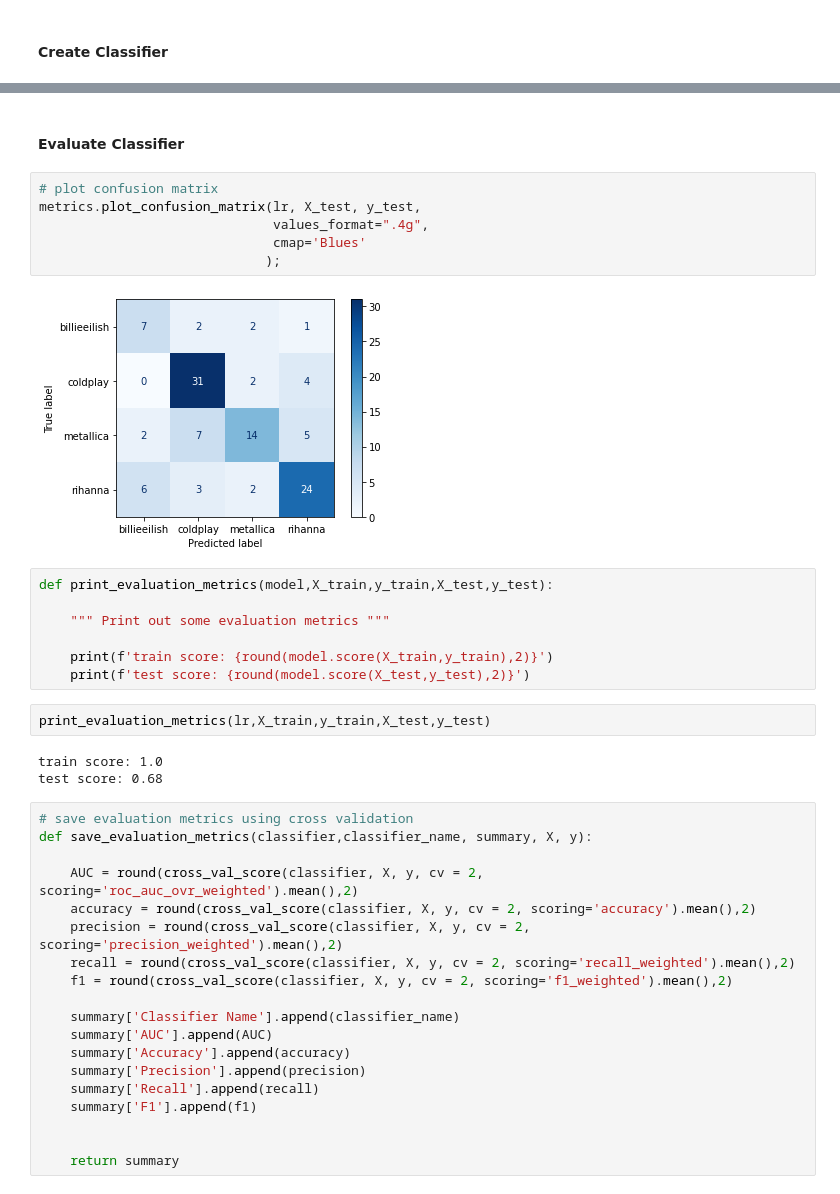
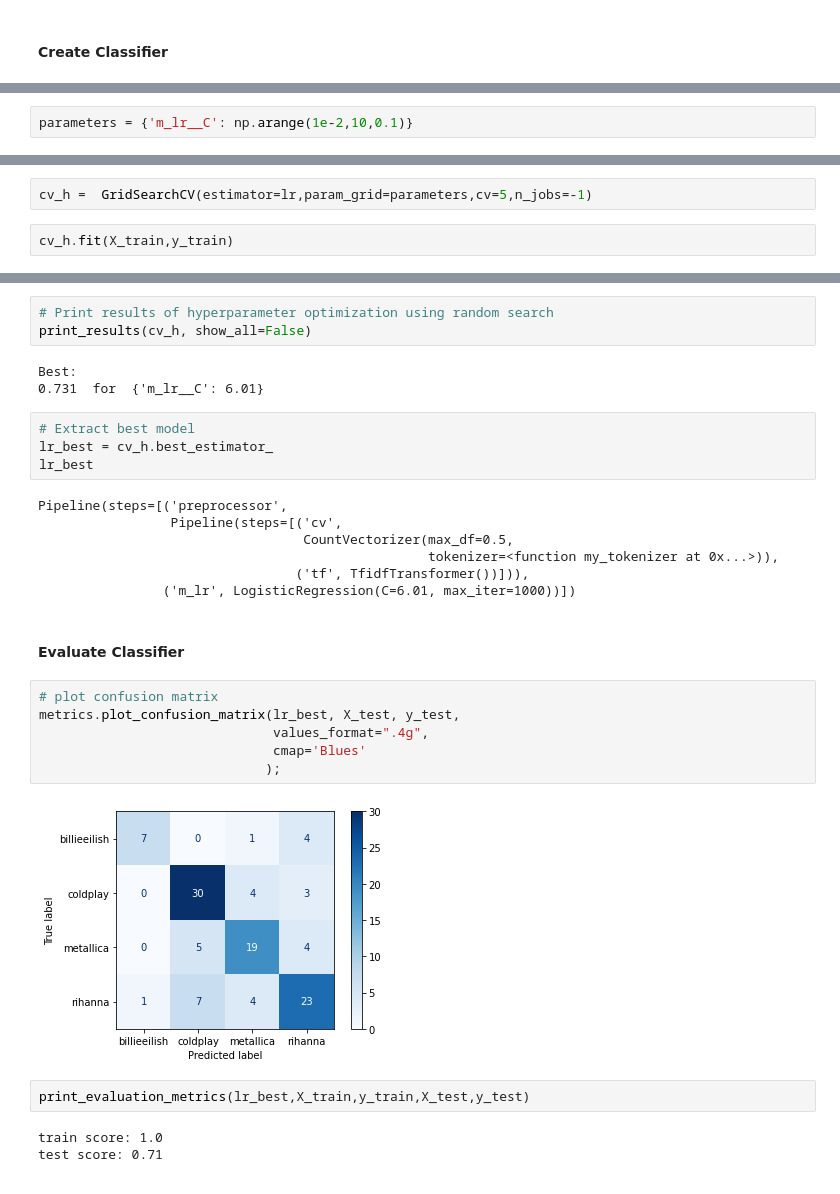
Before and after one commit to miladbehrooz/NLP_Lyrics, a Jupyter notebook: codes/nlp_lyrics.ipynb, the cells around one changed output, grey strips where cells are left out. Drawn from its saved outputs; the diff is of its cells as text.

```diff
--- a/codes/nlp_lyrics.ipynb
+++ b/codes/nlp_lyrics.ipynb
@@ -134,0 +170,2 @@ Pipeline(steps=[('preprocessor',
+# %%
+parameters = {'m_lr__C': np.arange(1e-2,10,0.1)}
@@ -134,0 +183,4 @@ Pipeline(steps=[('preprocessor',
+# %%
+cv_h =  GridSearchCV(estimator=lr,param_grid=parameters,cv=5,n_jobs=-1)
+# %%
+cv_h.fit(X_train,y_train)
@@ -135,44 +208,35 @@ Pipeline(steps=[('preprocessor',
+# %%
+# Print results of hyperparameter optimization using random search
+print_results(cv_h, show_all=False)
+# %% [output]
+Best:
+0.731  for  {'m_lr__C': 6.01}
+# %%
+# Extract best model
+lr_best = cv_h.best_estimator_
+lr_best
+# %% [output]
+Pipeline(steps=[('preprocessor',
+                 Pipeline(steps=[('cv',
+                                  CountVectorizer(max_df=0.5,
+                                                  tokenizer=<function my_tokenizer at 0x...>)),
+                                 ('tf', TfidfTransformer())])),
+                ('m_lr', LogisticRegression(C=6.01, max_iter=1000))])
 # %% [markdown]
 #### Evaluate Classifier
 # %%
 # plot confusion matrix
-metrics.plot_confusion_matrix(lr, X_test, y_test,
+metrics.plot_confusion_matrix(lr_best, X_test, y_test,
                               values_format=".4g",
                               cmap='Blues'
                              );
 # %% [output]
-[figure, old version]
+[figure, new version]
-# %%
-def print_evaluation_metrics(model,X_train,y_train,X_test,y_test):
-
-    """ Print out some evaluation metrics """
-
-    print(f'train score: {round(model.score(X_train,y_train),2)}')
-    print(f'test score: {round(model.score(X_test,y_test),2)}')
 # %%
-print_evaluation_metrics(lr,X_train,y_train,X_test,y_test)
+print_evaluation_metrics(lr_best,X_train,y_train,X_test,y_test)
 # %% [output]
 train score: 1.0
-test score: 0.68
+test score: 0.71
-# %%
-# save evaluation metrics using cross validation
-def save_evaluation_metrics(classifier,classifier_name, summary, X, y):
-
-    AUC = round(cross_val_score(classifier, X, y, cv = 2, scoring='roc_auc_ovr_weighted').mean(),2)
-    accuracy = round(cross_val_score(classifier, X, y, cv = 2, scoring='accuracy').mean(),2)
-    precision = round(cross_val_score(classifier, X, y, cv = 2, scoring='precision_weighted').mean(),2)
-    recall = round(cross_val_score(classifier, X, y, cv = 2, scoring='recall_weighted').mean(),2)
-    f1 = round(cross_val_score(classifier, X, y, cv = 2, scoring='f1_weighted').mean(),2)
-
-    summary['Classifier Name'].append(classifier_name)
-    summary['AUC'].append(AUC)
-    summary['Accuracy'].append(accuracy)
-    summary['Precision'].append(precision)
-    summary['Recall'].append(recall)
-    summary['F1'].append(f1)
-
-
-    return summary
 # %%
 summary = {'Classifier Name':[],'AUC':[],'Accuracy':[]
            ,'Precision':[],'Recall':[],'F1':[]}
```
Also changed, not shown: parts of 18 cells of this notebook.
